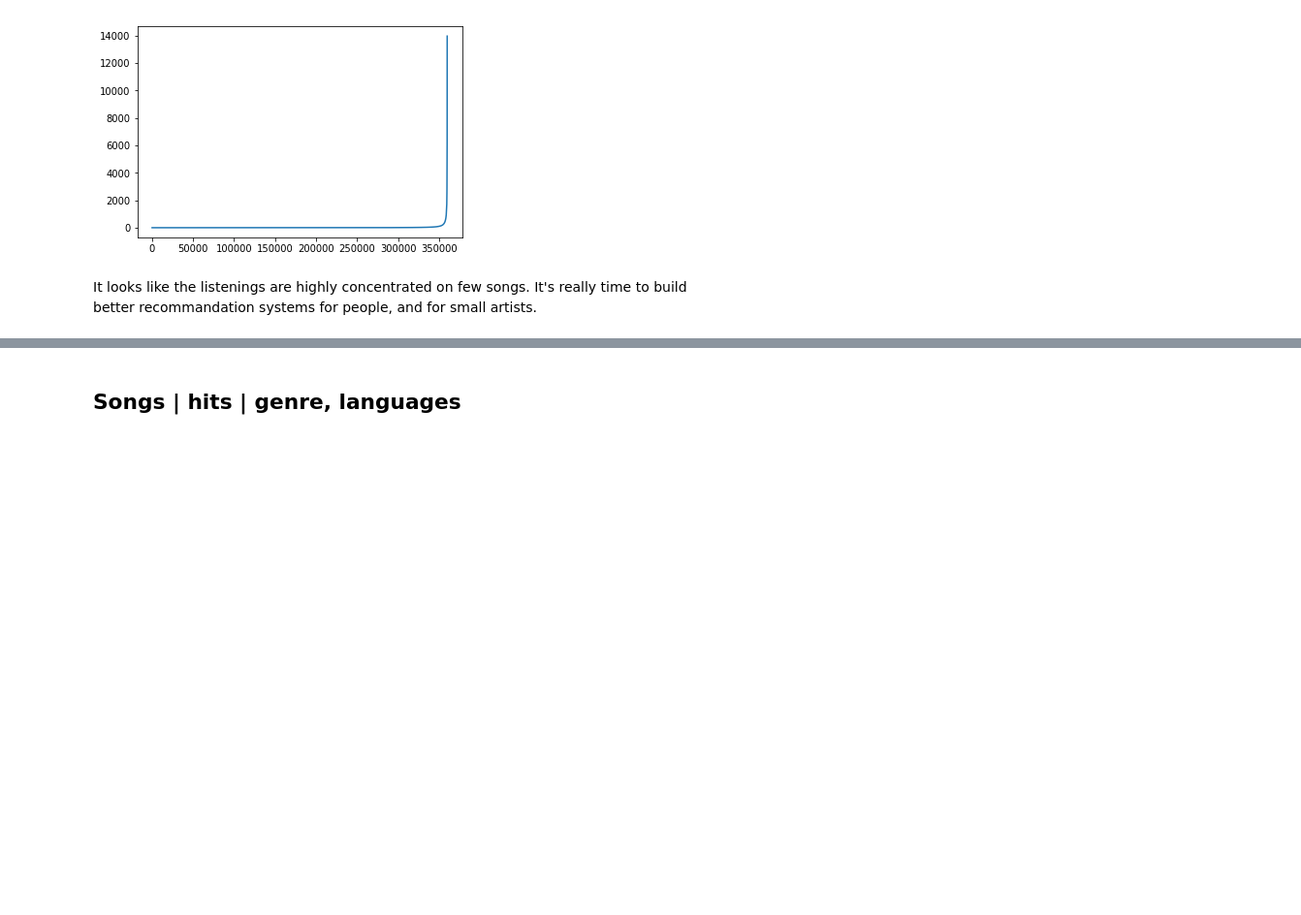
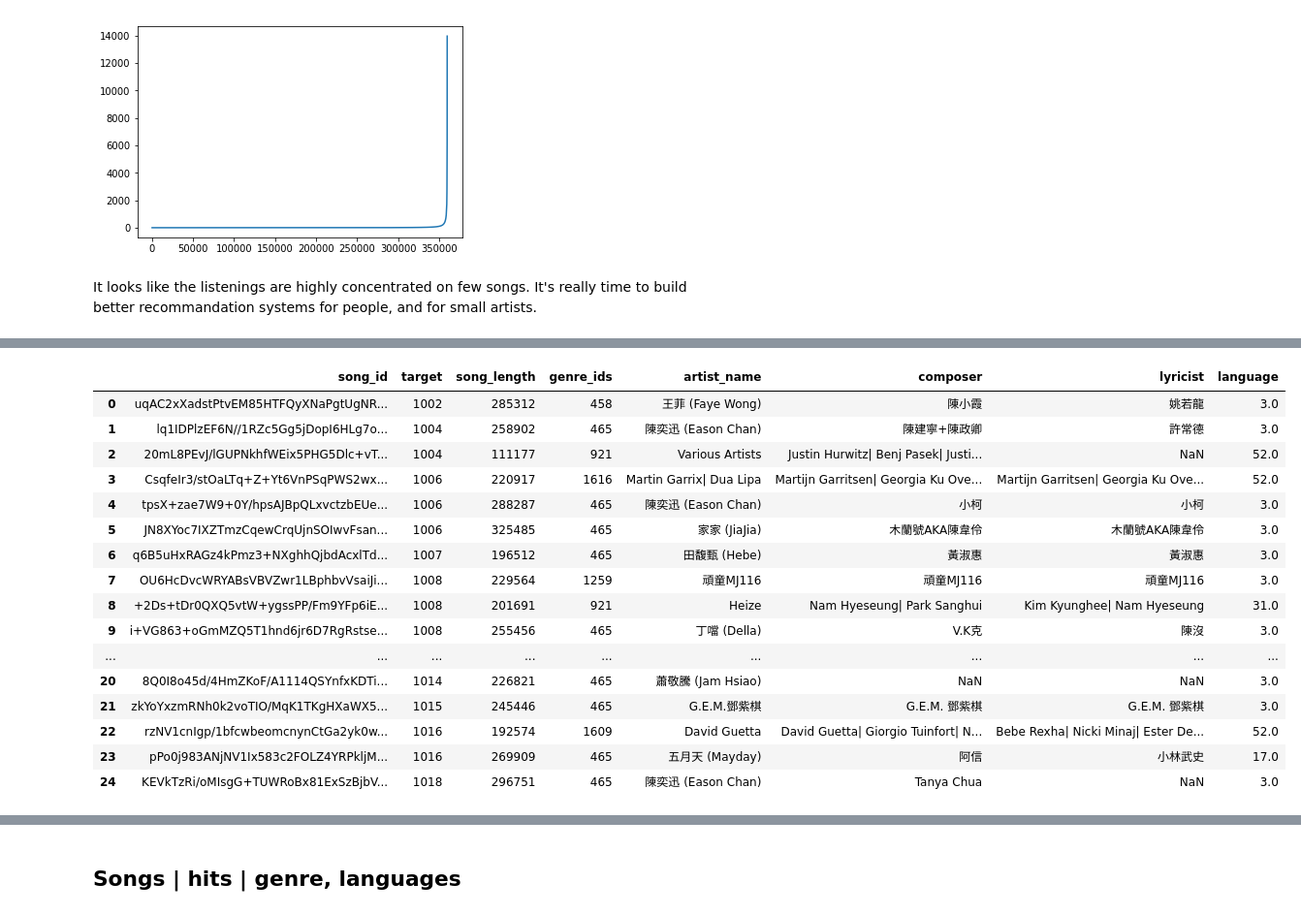
Before and after one commit to PaulPruliere/wsdm, a Jupyter notebook: wsdm.ipynb, the cells around one changed output, grey strips where cells are left out. Shown at 97% size. Saved outputs shown, nothing was run; the diff lists cells and outputs as text; code cells hidden in the pictures; blank space fills up the shorter version.

```diff
--- a/wsdm.ipynb
+++ b/wsdm.ipynb
@@ -310,2 +296,23 @@ hits = pd.DataFrame(hits).reset_index()
 # %%
+hits = charts[charts > 1000]
+hits = pd.DataFrame(hits).reset_index()
 hits = hits.merge(songs, on="song_id", how="inner")
+hits.head(25)
+# %% [output]
+|  | song_id | target | song_length | genre_ids | artist_name | composer | lyricist | language |
+| 0 | uqAC2xXadstPtvEM85HTFQyXNaPgtUgNR... | 1002 | 285312 | 458 | 王菲 (Faye Wong) | 陳小霞 | 姚若龍 | 3.0 |
+| 1 | lq1IDPlzEF6N//1RZc5Gg5jDopI6HLg7o... | 1004 | 258902 | 465 | 陳奕迅 (Eason Chan) | 陳建寧+陳政卿 | 許常德 | 3.0 |
+| 2 | 20mL8PEvJ/lGUPNkhfWEix5PHG5Dlc+vT... | 1004 | 111177 | 921 | Various Artists | Justin Hurwitz| Benj Pasek| Justi... | NaN | 52.0 |
+| 3 | CsqfeIr3/stOaLTq+Z+Yt6VnPSqPWS2wx... | 1006 | 220917 | 1616 | Martin Garrix| Dua Lipa | Martijn Garritsen| Georgia Ku Ove... | Martijn Garritsen| Georgia Ku Ove... | 52.0 |
+| 4 | tpsX+zae7W9+0Y/hpsAJBpQLxvctzbEUe... | 1006 | 288287 | 465 | 陳奕迅 (Eason Chan) | 小柯 | 小柯 | 3.0 |
+| 5 | JN8XYoc7IXZTmzCqewCrqUjnSOIwvFsan... | 1006 | 325485 | 465 | 家家 (JiaJia) | 木蘭號AKA陳韋伶 | 木蘭號AKA陳韋伶 | 3.0 |
+| 6 | q6B5uHxRAGz4kPmz3+NXghhQjbdAcxlTd... | 1007 | 196512 | 465 | 田馥甄 (Hebe) | 黃淑惠 | 黃淑惠 | 3.0 |
+| 7 | OU6HcDvcWRYABsVBVZwr1LBphbvVsaiJi... | 1008 | 229564 | 1259 | 頑童MJ116 | 頑童MJ116 | 頑童MJ116 | 3.0 |
+| 8 | +2Ds+tDr0QXQ5vtW+ygssPP/Fm9YFp6iE... | 1008 | 201691 | 921 | Heize | Nam Hyeseung| Park Sanghui | Kim Kyunghee| Nam Hyeseung | 31.0 |
+| 9 | i+VG863+oGmMZQ5T1hnd6jr6D7RgRstse... | 1008 | 255456 | 465 | 丁噹 (Della) | V.K克 | 陳沒 | 3.0 |
+| ... | ... | ... | ... | ... | ... | ... | ... | ... |
+| 20 | 8Q0I8o45d/4HmZKoF/A1114QSYnfxKDTi... | 1014 | 226821 | 465 | 蕭敬騰 (Jam Hsiao) | NaN | NaN | 3.0 |
+| 21 | zkYoYxzmRNh0k2voTIO/MqK1TKgHXaWX5... | 1015 | 245446 | 465 | G.E.M.鄧紫棋 | G.E.M. 鄧紫棋 | G.E.M. 鄧紫棋 | 3.0 |
+| 22 | rzNV1cnIgp/1bfcwbeomcnynCtGa2yk0w... | 1016 | 192574 | 1609 | David Guetta | David Guetta| Giorgio Tuinfort| N... | Bebe Rexha| Nicki Minaj| Ester De... | 52.0 |
+| 23 | pPo0j983ANjNV1Ix583c2FOLZ4YRPkljM... | 1016 | 269909 | 465 | 五月天 (Mayday) | 阿信 | 小林武史 | 17.0 |
+| 24 | KEVkTzRi/oMIsgG+TUWRoBx81ExSzBjbV... | 1018 | 296751 | 465 | 陳奕迅 (Eason Chan) | Tanya Chua | NaN | 3.0 |
```
Also changed, not shown: parts of 18 cells of this notebook.
